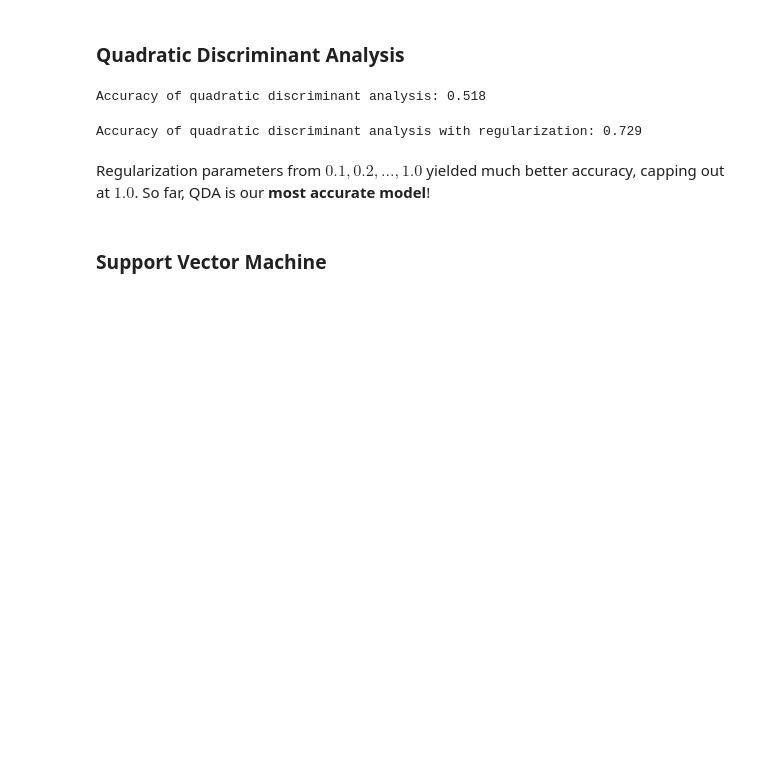
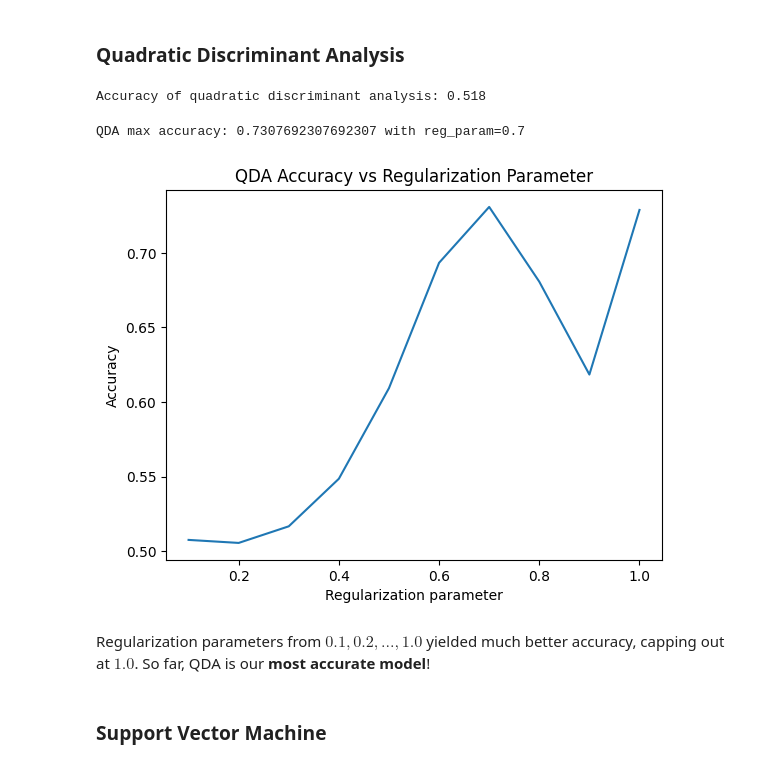
Before and after one commit to samlowe106/LeagueOfLosers, a Jupyter notebook: notebooks/1 Standard Supervised Learning.ipynb, the cells around one changed output. Drawn from its saved outputs; the diff is of its cells as text; code cells hidden in the pictures; blank space fills up the shorter version.

```diff
--- a/notebooks/1 Standard Supervised Learning.ipynb
+++ b/notebooks/1 Standard Supervised Learning.ipynb
@@ -101,12 +137,32 @@ print(f"Accuracy of quadratic discriminant analysis: {qda_accuracy:.3f}")
 Accuracy of quadratic discriminant analysis: 0.518
 # %%
 # Covariance matrix of class 0 and 1 aren't full, so try increasing regularization
-qda = QuadraticDiscriminantAnalysis(reg_param=1)
-qda.fit(X_train_scaled, y_train)
-qda_reg_accuracy = accuracy_score(y_test, qda.predict(X_test))
-print(f"Accuracy of quadratic discriminant analysis with regularization: {qda_reg_accuracy:.3f}")
+
+qda_accuracy_scores = []
+qda_max_accuracy = 0
+qda_max_accuracy_reg = 0
+
+for i in range(1, 11):
+    qda = QuadraticDiscriminantAnalysis(reg_param=i/10)
+    qda.fit(X_train_scaled, y_train)
+    # use values to suppress warning
+    qda_reg_accuracy = accuracy_score(y_test, qda.predict(X_test.values))
+    qda_accuracy_scores.append(qda_reg_accuracy)
+    if qda_reg_accuracy > qda_max_accuracy:
+        qda_max_accuracy = qda_reg_accuracy
+        qda_max_accuracy_reg = i/10
+
+print(f"QDA max accuracy: {qda_max_accuracy} with reg_param={qda_max_accuracy_reg}")
 # %% [output]
-Accuracy of quadratic discriminant analysis with regularization: 0.729
+QDA max accuracy: 0.7307692307692307 with reg_param=0.7
+# %%
+plt.plot([i/10 for i in range(1, 11)], qda_accuracy_scores)
+plt.xlabel('Regularization parameter')
+plt.ylabel('Accuracy')
+plt.title('QDA Accuracy vs Regularization Parameter')
+plt.show()
+# %% [output]
+[figure, added]
 # %% [markdown]
 Regularization parameters from $0.1, 0.2, ..., 1.0$ yielded much better accuracy, capping out at $1.0$. So far, QDA is our **most accurate model**!
 # %% [markdown]
```
Also changed, not shown: parts of 13 cells of this notebook.
